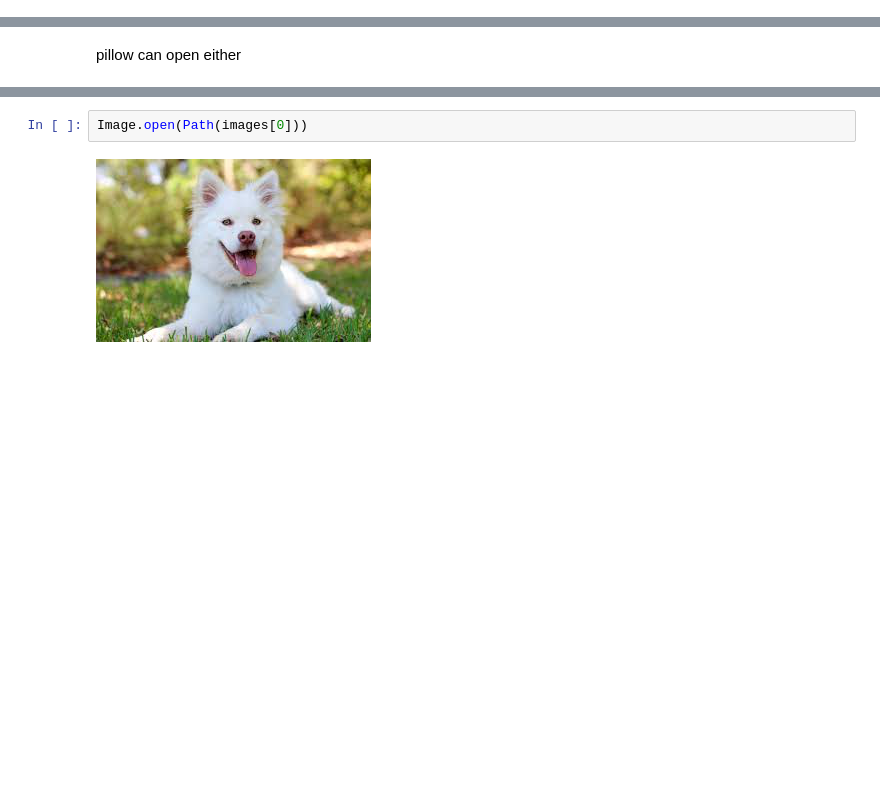
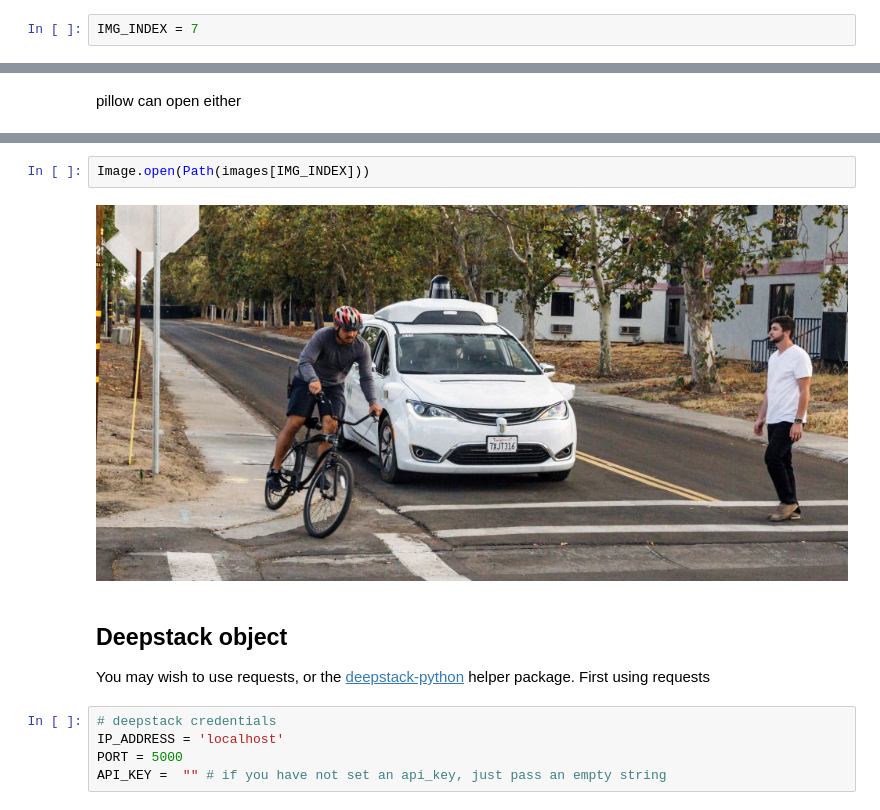
Before and after one commit to robmarkcole/deepstack-analytics, a Jupyter notebook: getting_started.ipynb, the cells around one changed output, grey strips where cells are left out. Saved outputs shown, nothing was run; the diff lists cells and outputs as text; blank space fills up the shorter version.

```diff
--- a/getting_started.ipynb
+++ b/getting_started.ipynb
@@ -22,0 +31,2 @@ images
+# %%
+IMG_INDEX = 7
@@ -41,4 +51,12 @@ Image.open(images[0])
 # %%
-Image.open(Path(images[0]))
+Image.open(Path(images[IMG_INDEX]))
 # %% [output]
-[figure, old version]
+[figure, new version]
+# %% [markdown]
+## Deepstack object
+You may wish to use requests, or the [deepstack-python](https://github.com/robmarkcole/deepstack-python) helper package. First using requests
+# %%
+# deepstack credentials
+IP_ADDRESS = 'localhost'
+PORT = 5000
+API_KEY =  "" # if you have not set an api_key, just pass an empty string
```
Also changed, not shown: parts of 21 cells of this notebook.
